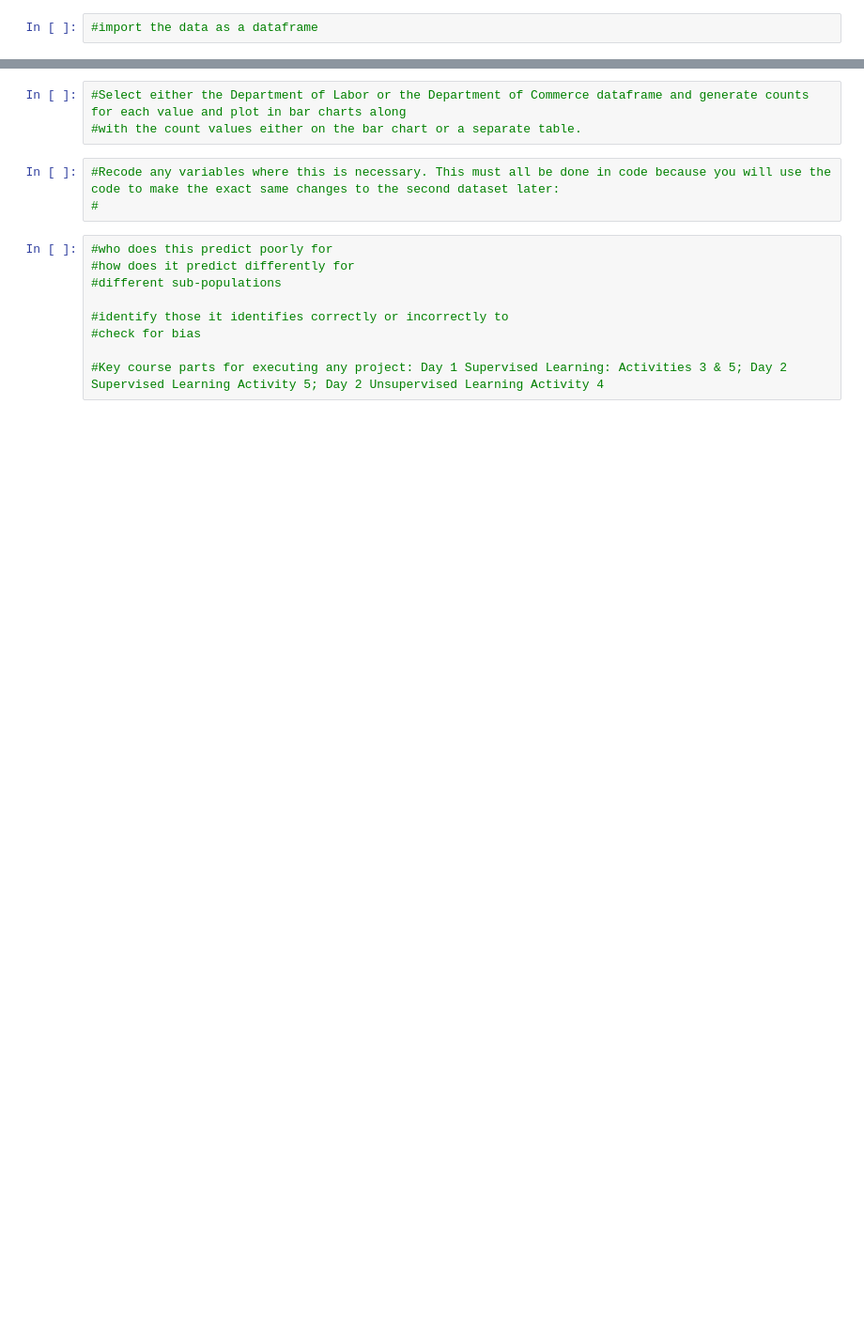
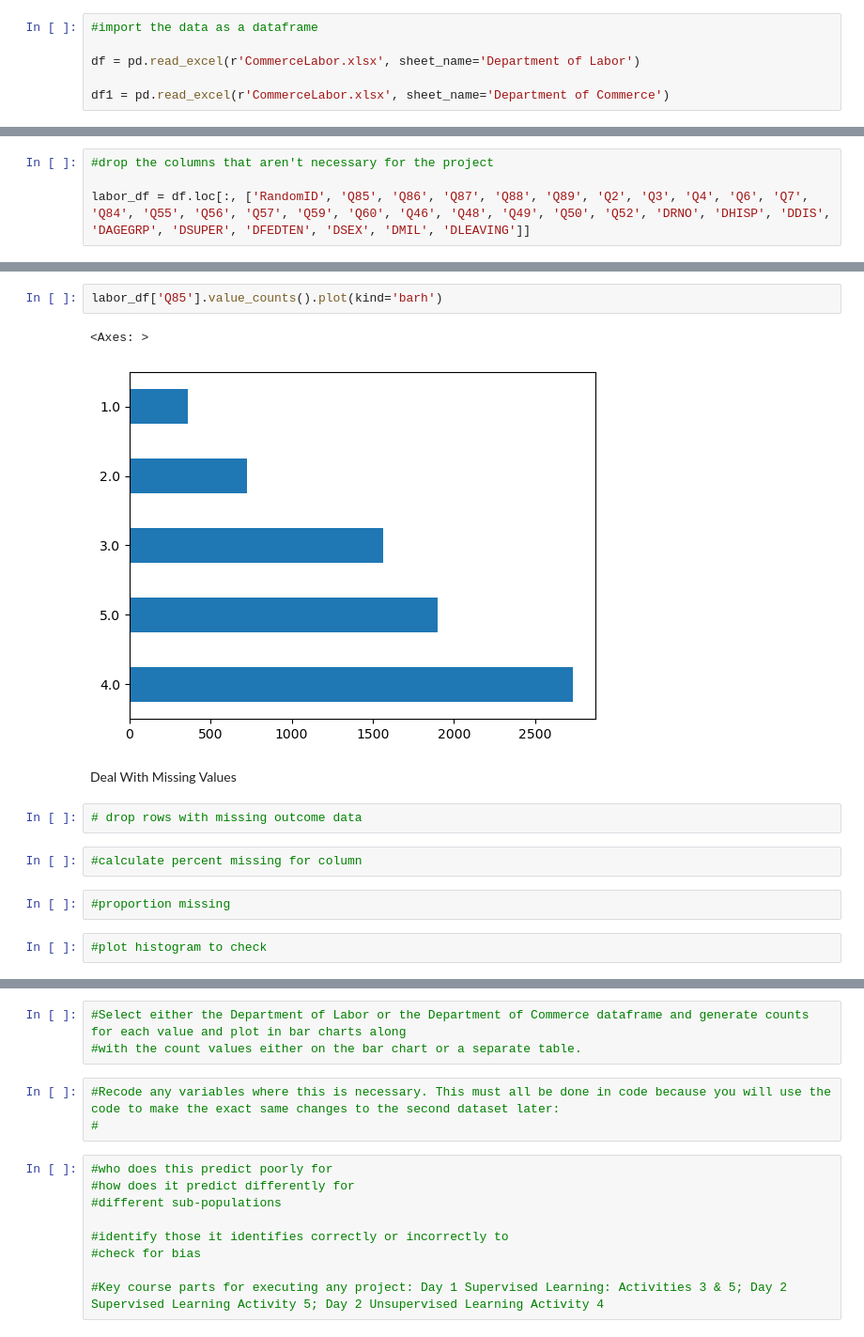
Before and after one commit to CJunger/agency-turnover, a Jupyter notebook: agency_analysis.ipynb, the cells around one changed output, grey strips where cells are left out. Shown at 94% size. Drawn from its saved outputs; the diff is of its cells as text; blank space fills up the shorter version.

```diff
--- a/agency_analysis.ipynb
+++ b/agency_analysis.ipynb
@@ -3,2 +9,6 @@
 # %%
 #import the data as a dataframe
+
+df = pd.read_excel(r'CommerceLabor.xlsx', sheet_name='Department of Labor')
+
+df1 = pd.read_excel(r'CommerceLabor.xlsx', sheet_name='Department of Commerce')
@@ -4,0 +25,4 @@
+# %%
+#drop the columns that aren't necessary for the project
+
+labor_df = df.loc[:, ['RandomID', 'Q85', 'Q86', 'Q87', 'Q88', 'Q89', 'Q2', 'Q3', 'Q4', 'Q6', 'Q7', 'Q84', 'Q55', 'Q56', 'Q57', 'Q59', 'Q60', 'Q46', 'Q48', 'Q49', 'Q50', 'Q52', 'DRNO', 'DHISP', 'DDIS', 'DAGEGRP', 'DSUPER', 'DFEDTEN', 'DSEX', 'DMIL', 'DLEAVING']]
@@ -4,0 +88,15 @@
+# %%
+labor_df['Q85'].value_counts().plot(kind='barh')
+# %% [output]
+<Axes: >
+[figure, added]
+# %% [markdown]
+Deal With Missing Values
+# %%
+# drop rows with missing outcome data
+# %%
+#calculate percent missing for column
+# %%
+#proportion missing
+# %%
+#plot histogram to check
```
Also changed, not shown: parts of 18 cells of this notebook.
